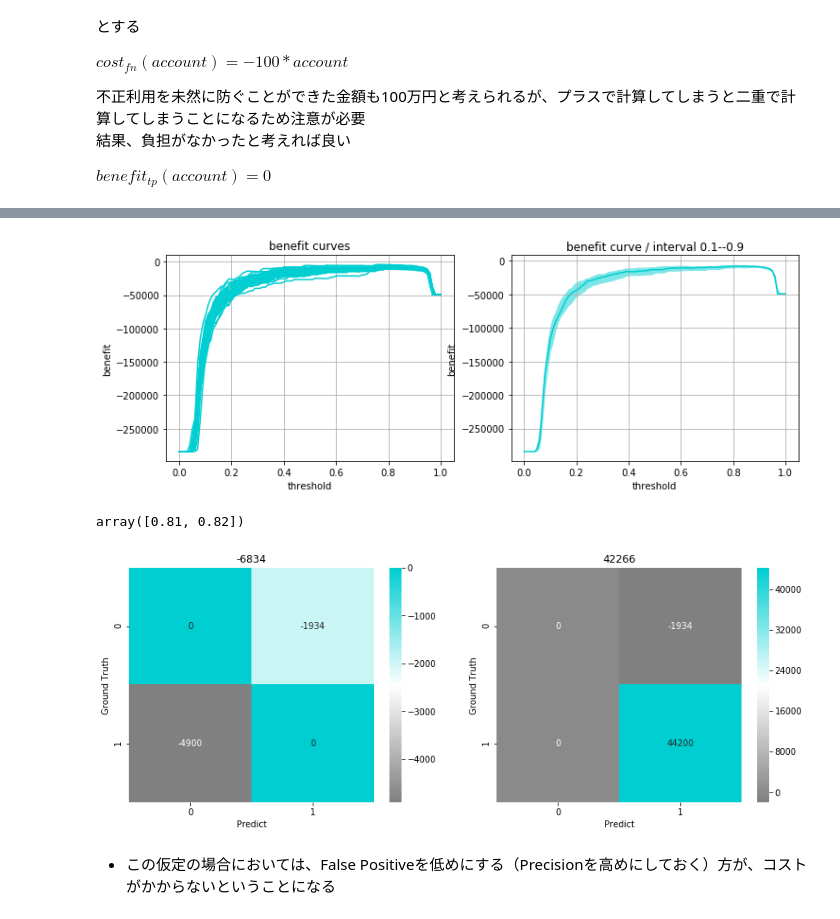
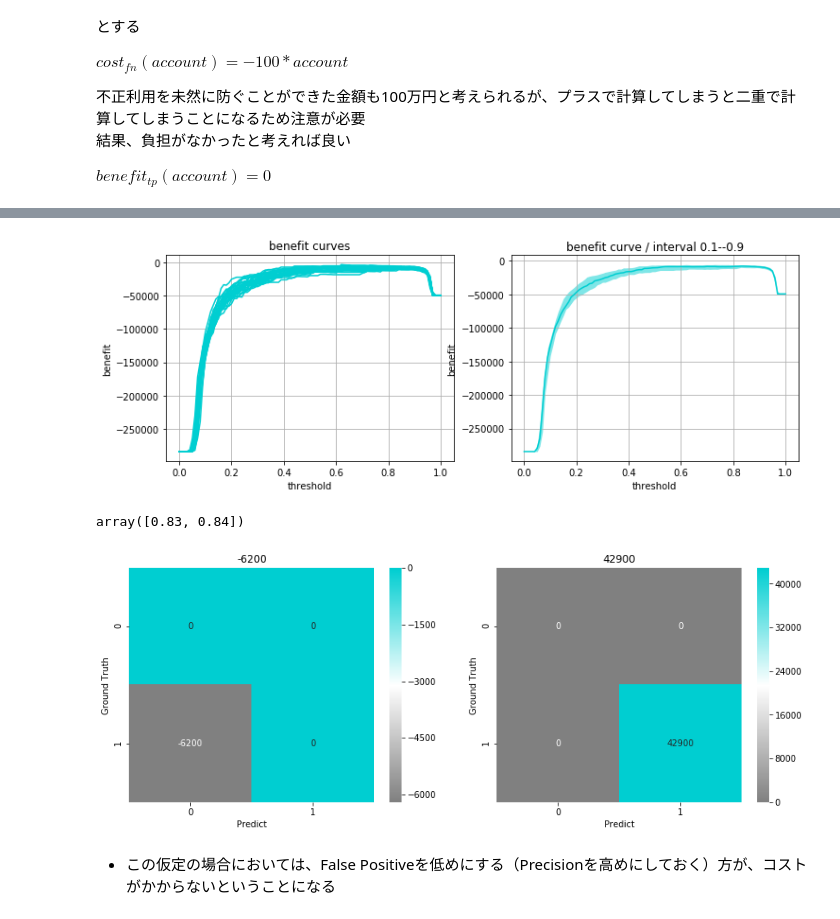
Before and after one commit to Gin04gh/datascience, a Jupyter notebook: kaggle_dataset_credit_card_fraud_detection/notebook.ipynb, the cells around one changed output, grey strips where cells are left out. Cells and saved outputs as stored; diff of their text form; code cells hidden in the pictures.

```diff
--- a/kaggle_dataset_credit_card_fraud_detection/notebook.ipynb
+++ b/kaggle_dataset_credit_card_fraud_detection/notebook.ipynb
@@ -208,7 +208,7 @@ for model in tqdm(models):
 
     name = model.__class__.__name__
 
-    cv_rlts = model_selection.cross_validate(model, df_sampled_x, df_sampled_y, scoring=scoring, cv=10, return_train_score=True)
+    cv_rlts = model_selection.cross_validate(model, data_x_sample, data_y_sample, scoring=scoring, cv=10, return_train_score=True)
 
     for i in range(10):
         s = pd.Series([name, cv_rlts['train_accuracy'][i], cv_rlts['test_accuracy'][i], cv_rlts['fit_time'][i]], index=df_compare.columns, name=name+str(i))
@@ -367,7 +365,7 @@ grid_param = [
 for model, param in tqdm(zip(vote_models, grid_param), total=len(vote_models)):
 
     best_search = model_selection.GridSearchCV(estimator=model[1], param_grid=param, scoring='roc_auc')
-    best_search.fit(df_sampled_x, df_sampled_y)
+    best_search.fit(data_x_sample, data_y_sample)
 
     best_param = best_search.best_params_
     model[1].set_params(**best_param)
@@ -397,5 +395,5 @@ df_compare
 # %%
-train_x, valid_x, train_y, valid_y = cross_validation.train_test_split(df_sampled_x, df_sampled_y, test_size=0.3, random_state=0)
+train_x, valid_x, train_y, valid_y = cross_validation.train_test_split(data_x_sample, data_y_sample, test_size=0.3, random_state=0)
 
 vote_soft_model.fit(train_x, train_y)
 
@@ -561,7 +559,7 @@ fig, axs = plt.subplots(ncols=2, figsize=(12, 4))
 
 for trial in tqdm(range(trial_num)):
 
-    train_x, valid_x, train_y, valid_y = cross_validation.train_test_split(df_sampled_x, df_sampled_y, test_size=0.3)
+    train_x, valid_x, train_y, valid_y = cross_validation.train_test_split(data_x_sample, data_y_sample, test_size=0.3)
     vote_soft_model.fit(train_x, train_y)
     pred_prob = vote_soft_model.predict_proba(valid_x)[:, 1]
 
@@ -592,51 +590,53 @@ plt.show()
 
 thresholds[median_benefit == median_benefit.max()]
 # %% [output]
-[figure, old version]
+[figure, new version]
-array([0.81, 0.82])
+array([0.83, 0.84])
 # %%
 # 利益を最大にする閾値の時の損益行列
 
-train_x, valid_x, train_y, valid_y = cross_validation.train_test_split(df_sampled_x, df_sampled_y, test_size=0.3, random_state=0)
+prob_thresh = 0.83
+
+train_x, valid_x, train_y, valid_y = cross_validation.train_test_split(data_x_sample, data_y_sample, test_size=0.3, random_state=0)
 
 vote_soft_model.fit(train_x, train_y)
 
 pred_prob = vote_soft_model.predict_proba(valid_x)[:, 1]
 pred = np.zeros((len(valid_y)))
-pred[np.where(pred_prob > 0.81)] = 1
+pred[np.where(pred_prob > prob_thresh)] = 1
 
 confusion_matrix = metrics.confusion_matrix(valid_y, pred)
 confusion_matrix_scaled = np.array([
     confusion_matrix[0, :]*(len(df[df['Class'] ==0])/sum(confusion_matrix[0, :])),
     confusion_matrix[1, :]*(len(df[df['Class'] ==1])/sum(confusion_matrix[1, :])),
 ], dtype=np.int32)
 
 tn, fp, fn, tp = confusion_matrix_scaled.flatten()
 
 fig, axs = plt.subplots(ncols=2, figsize=(14, 5))
 
 bc_matrix = np.array([
     [benefit_tn(tn), cost_fp(fp)],
     [cost_fn(fn), benefit_tp(tp)],
 ], dtype=np.int)
 
 sns.heatmap(bc_matrix, annot=True, fmt='d', cmap=cm, ax=axs[0])
 axs[0].set_xlabel('Predict')
 axs[0].set_ylabel('Ground Truth')
 axs[0].set_title(bc_matrix.sum())
 
 bc_matrix = np.array([
     [benefit_tn(tn), cost_fp(fp)],
     [cost_fn2(fn), benefit_tp2(tp)],
 ], dtype=np.int)
 
 sns.heatmap(bc_matrix, annot=True, fmt='d', cmap=cm, ax=axs[1])
 axs[1].set_xlabel('Predict')
 axs[1].set_ylabel('Ground Truth')
 axs[1].set_title(bc_matrix.sum())
 
 plt.show()
 # %% [output]
-[figure, old version]
+[figure, new version]
 # %% [markdown]
 * この仮定の場合においては、False Positiveを低めにする（Precisionを高めにしておく）方が、コストがかからないということになる
```
Also changed, not shown: parts of 22 cells of this notebook.
